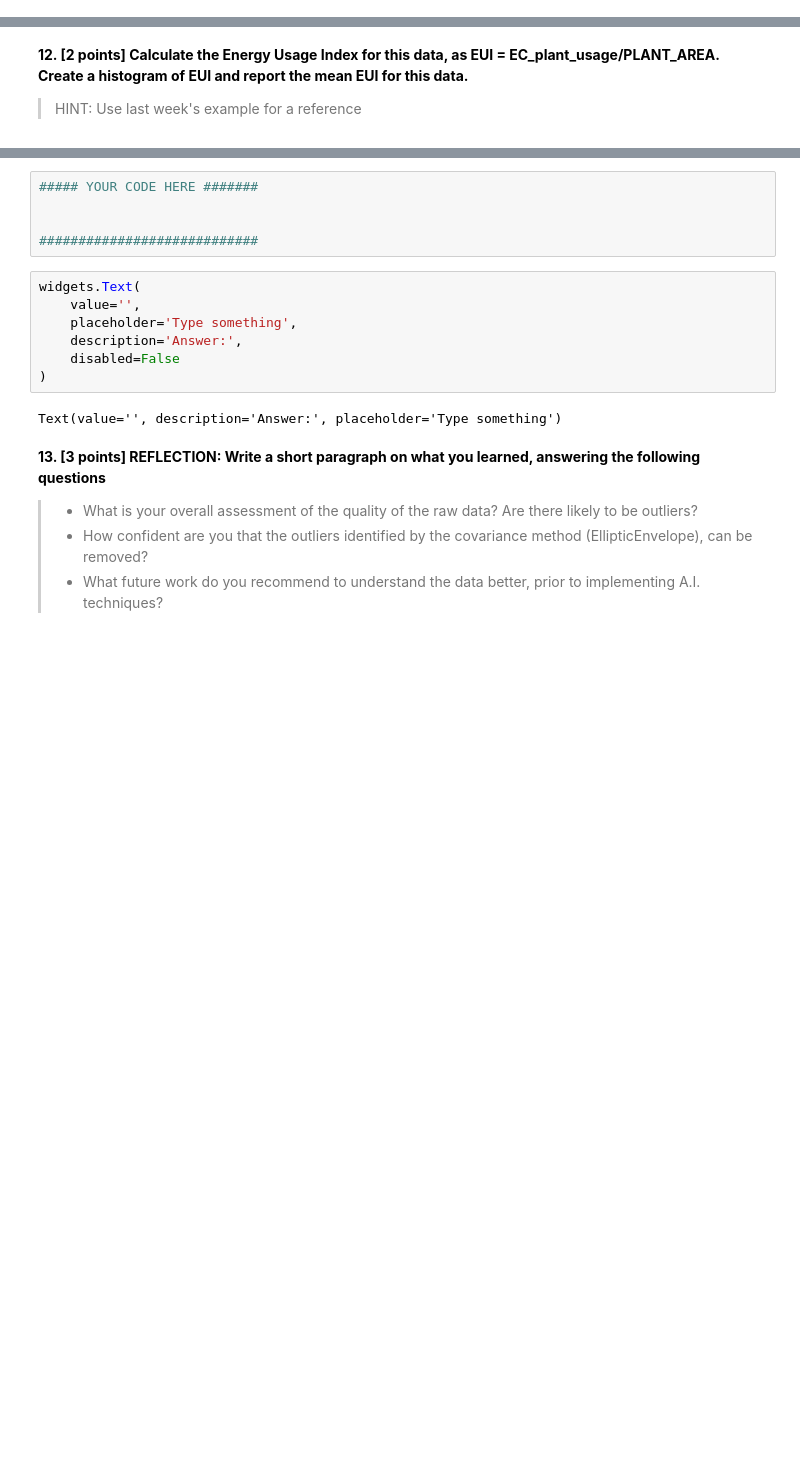
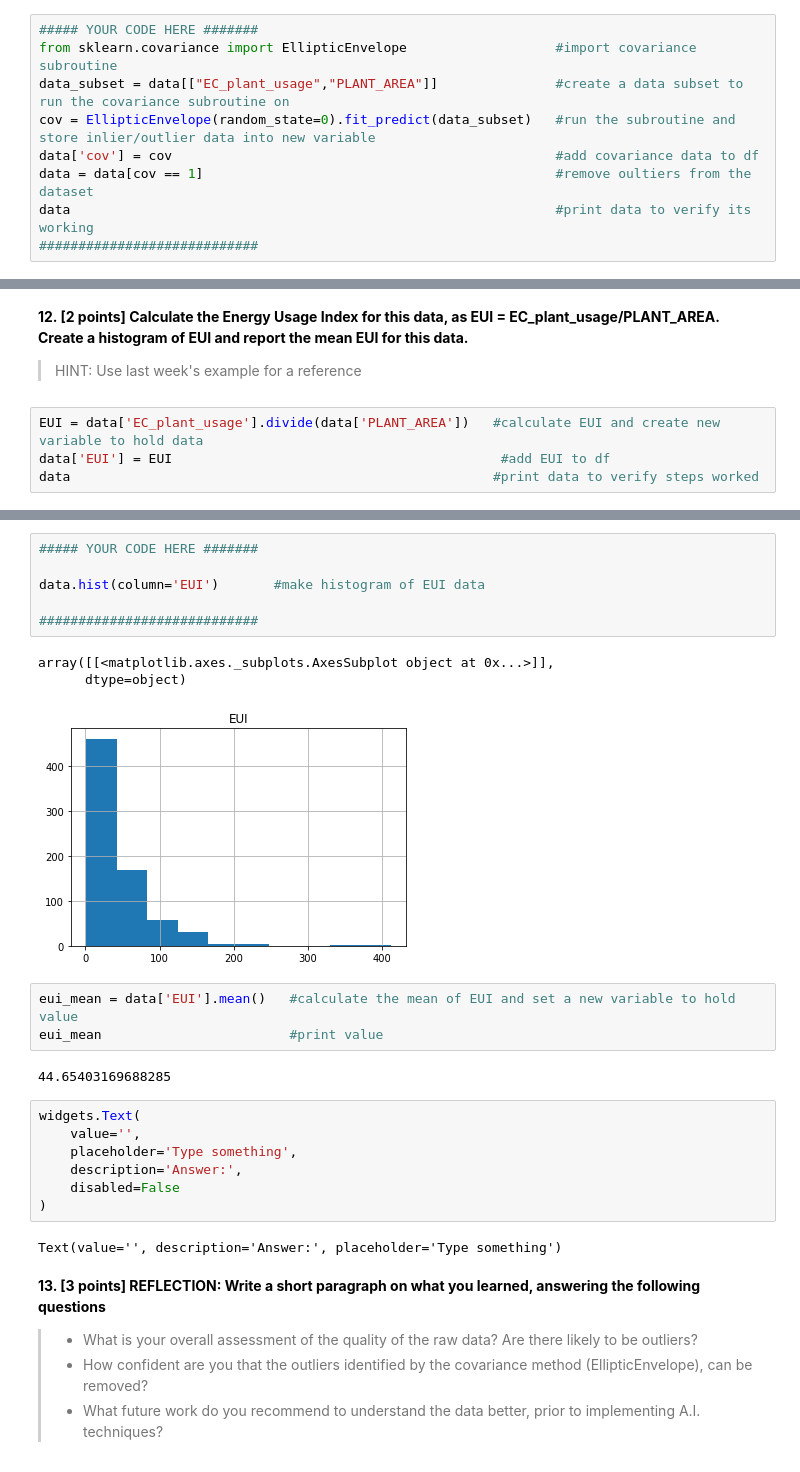
Before and after one commit to Chzacher/ENSYS5800-AI-Energy-zacher.c, a Jupyter notebook: ENSY5800_Spr21_Hwk2_Solution.ipynb, the cells around one changed output, grey strips where cells are left out. Cells and saved outputs as stored; diff of their text form; blank space fills up the shorter version.

```diff
--- a/ENSY5800_Spr21_Hwk2_Solution.ipynb
+++ b/ENSY5800_Spr21_Hwk2_Solution.ipynb
@@ -227,0 +224,9 @@ data.plot.scatter(x='PLANT_AREA',y='EC_plant_usage')
+# %%
+##### YOUR CODE HERE #######
+from sklearn.covariance import EllipticEnvelope                   #import covariance subroutine
+data_subset = data[["EC_plant_usage","PLANT_AREA"]]               #create a data subset to run the covariance subroutine on
+cov = EllipticEnvelope(random_state=0).fit_predict(data_subset)   #run the subroutine and store inlier/outlier data into new variable
+data['cov'] = cov                                                 #add covariance data to df
+data = data[cov == 1]                                             #remove oultiers from the dataset
+data                                                              #print data to verify its working
+############################
@@ -228,3 +253,7 @@ data.plot.scatter(x='PLANT_AREA',y='EC_plant_usage')
 # %% [markdown]
 **12. [2 points] Calculate the Energy Usage Index for this data, as EUI = EC_plant_usage/PLANT_AREA. Create a histogram of EUI and report the mean EUI for this data.**
 > HINT: Use last week's example for a reference
+# %%
+EUI = data['EC_plant_usage'].divide(data['PLANT_AREA'])   #calculate EUI and create new variable to hold data
+data['EUI'] = EUI                                          #add EUI to df
+data                                                      #print data to verify steps worked
@@ -231,8 +279,18 @@ data.plot.scatter(x='PLANT_AREA',y='EC_plant_usage')
 # %%
 ##### YOUR CODE HERE #######
 
+data.hist(column='EUI')       #make histogram of EUI data
 
 ############################
+# %% [output]
+array([[<matplotlib.axes._subplots.AxesSubplot object at 0x...>]],
+      dtype=object)
+[figure, added]
+# %%
+eui_mean = data['EUI'].mean()   #calculate the mean of EUI and set a new variable to hold value
+eui_mean                        #print value
+# %% [output]
+44.65403169688285
 # %%
 widgets.Text(
     value='',
```
Also changed, not shown: parts of 7 cells of this notebook.
